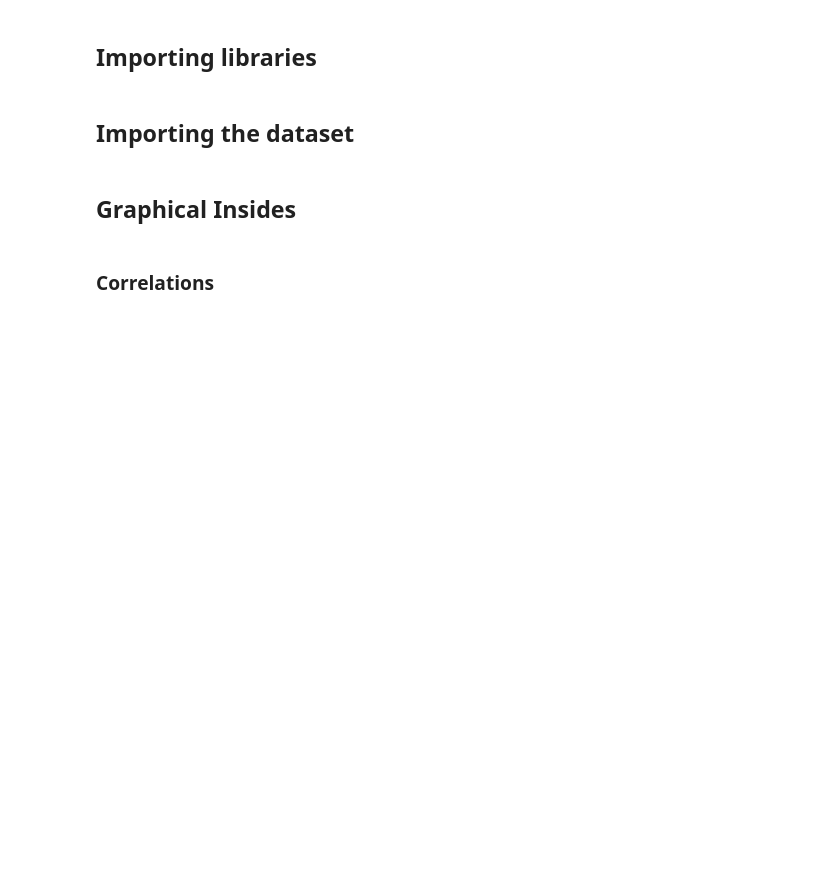
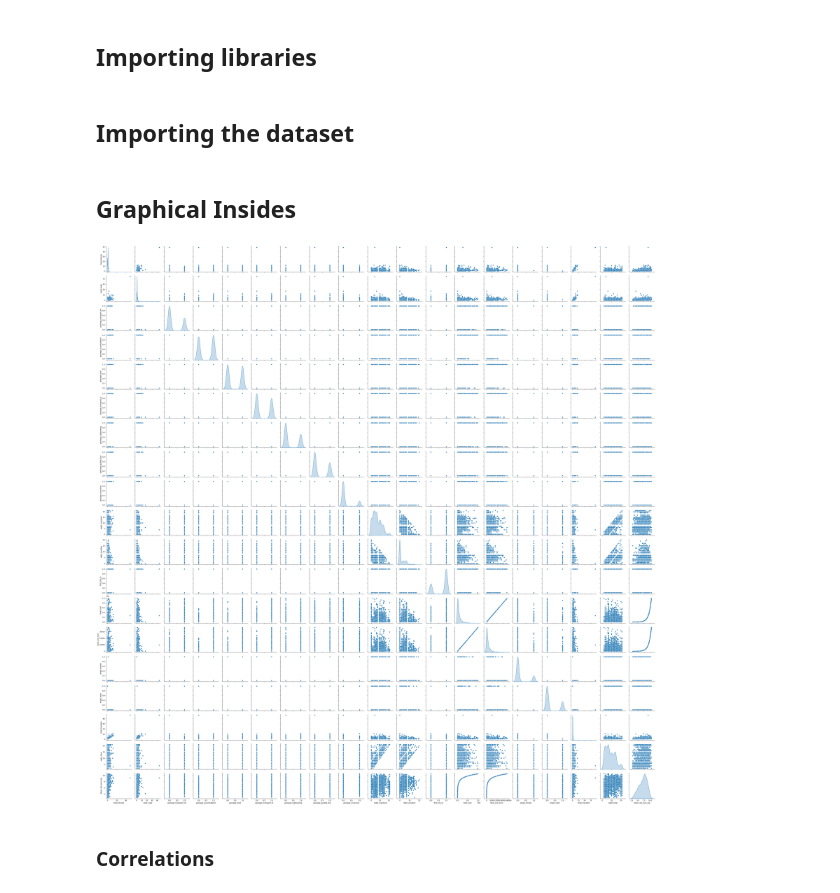
Before and after one commit to ismileusmilenot/ds-tourism-project, a Jupyter notebook: 2_Graphical_Insides.ipynb, the cells around one changed output. Drawn from its saved outputs; the diff is of its cells as text; code cells hidden in the pictures; blank space fills up the shorter version.

```diff
--- a/2_Graphical_Insides.ipynb
+++ b/2_Graphical_Insides.ipynb
@@ -12,8 +13,10 @@ df_train = pd.read_csv('data/Train_cleaned.csv')
 # %% [markdown]
 ## Graphical Insides
 # %%
-#sns.pairplot(df_train, diag_kind='kde')
-#plt.show()
+sns.pairplot(df_train, diag_kind='kde')
+plt.show()
+# %% [output]
+[figure, added]
 # %% [markdown]
 ### Correlations
 # %%
```
Also changed, not shown: parts of 27 cells of this notebook, 5 other files.
